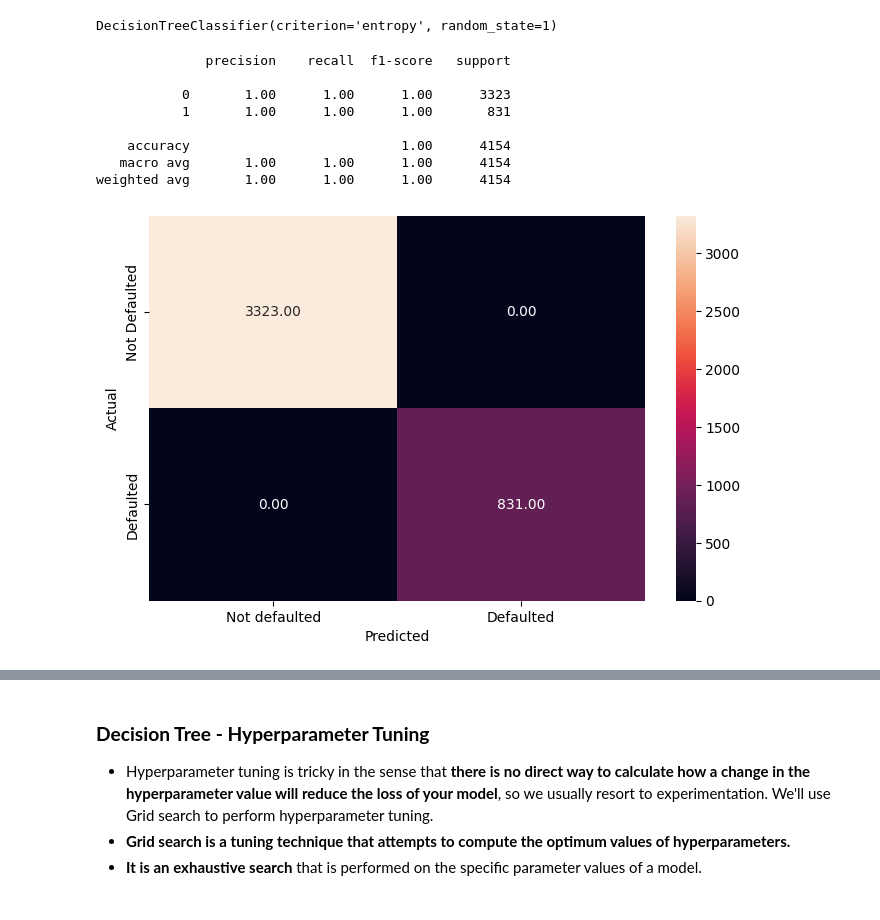
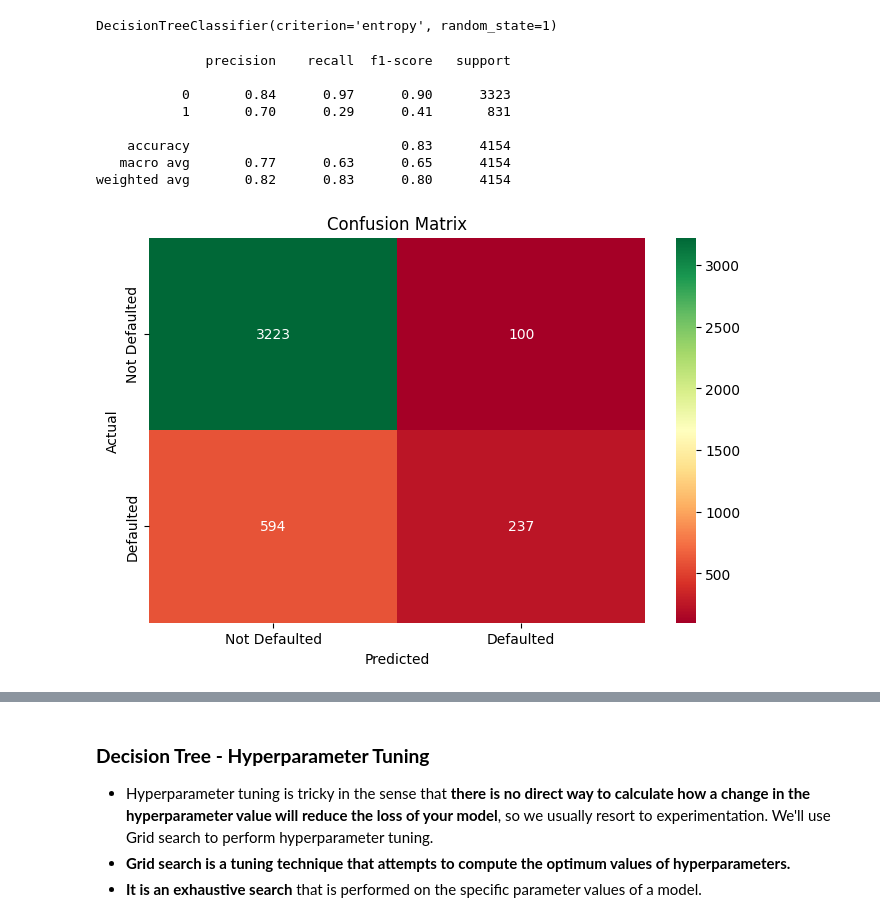
Before and after one commit to vmagar1729/analytiqbit, a Jupyter notebook: notebooks/Capstone_Project_Reference_Notebook_Loan_Default_Prediction_Full_Code.ipynb, the cells around one changed output, grey strips where cells are left out. Saved outputs shown, nothing was run; the diff lists cells and outputs as text; code cells hidden in the pictures.

```diff
--- a/notebooks/Capstone_Project_Reference_Notebook_Loan_Default_Prediction_Full_Code.ipynb
+++ b/notebooks/Capstone_Project_Reference_Notebook_Loan_Default_Prediction_Full_Code.ipynb
@@ -1419,6 +1409,13 @@ default_model = copy.deepcopy(default_imputed)
 default_model['ltv'] = default_model['mortgage_amount_due']/default_model['property_current_value']  # Create the new ltv feature
 # %%
 default_model.drop(columns=['mortgage_amount_due', 'property_current_value'], inplace=True)  # Drop the original feature used to create ltv
+# %%
+default_model = engineer_and_scale_features(
+    data=default_imputed,
+    ratio_cols=('mortgage_amount_due', 'property_current_value'),
+    new_feature_name='ltv',
+    drop_original=True
+)
 # %%
 # Transform the categorical variables using one-hot encoding
 default_model = pd.get_dummies(default_model, columns=['loan_request_reason', 'applicant_job_type'])
@@ -1575,16 +1546,0 @@ Total expected revenue: 2698670.8381685987 with confidence of: 0.837824817241143
-# %%
-cr = classification_report(y_test, y_pred_test_lg, output_dict=True)
-cm = confusion_matrix(y_test, y_pred_test_lg)
-lg_metrics_compare = {'Model Name': 'lg',
-                      'Model Type': 'Logistic Regression',
-                      'Grid Search (Yes/No)': 'No',
-                      'Recall': cr['1']['recall'],
-                      'Precision':cr['1']['precision'],
-                      'f1': cr['1']['f1-score'],
-                      'Accuracy':cr['accuracy'],
-                      'FPs': cm[0][1],
-                      'FNs': cm[1][0],
-                      'Revenue Prediction': revenue_lg,
-                      'Confidence': confidence_lg
-                     }
-model_metrics.loc[len(model_metrics)] = lg_metrics_compare
@@ -1634,0 +1547,3 @@ plt.show()
+# %%
+# Checking the performance on the test data
+lg_metric_dict = evaluate_model_and_metrics(lg, x_test, y_test, X_scaled, default_model, 'lg', 'Logistic Regression')
@@ -1634,0 +1561,2 @@ plt.show()
+# %%
+model_metrics.loc[len(model_metrics)] = lg_metric_dict
@@ -1782,17 +1706,16 @@ dt.fit(x_train, y_train)
 # %% [output]
 DecisionTreeClassifier(criterion='entropy', random_state=1)
 # %%
-# Checking performance on the training dataset
-y_train_pred_dt = dt.predict(x_train)
-
-metrics_score(y_train, y_train_pred_dt)
+# Check the performance on the training data
+y_pred_train = lg.predict(x_train)
+metrics_score(y_train, y_pred_train)
 # %% [output]
               precision    recall  f1-score   support
 
-           0       1.00      1.00      1.00      3323
-           1       1.00      1.00      1.00       831
+           0       0.84      0.97      0.90      3323
+           1       0.70      0.29      0.41       831
 
-    accuracy                           1.00      4154
-   macro avg       1.00      1.00      1.00      4154
-weighted avg       1.00      1.00      1.00      4154
+    accuracy                           0.83      4154
+   macro avg       0.77      0.63      0.65      4154
+weighted avg       0.82      0.83      0.80      4154
-[figure, old version]
+[figure, new version]
```
Also changed, not shown: parts of 78 cells of this notebook, 1 other file.
